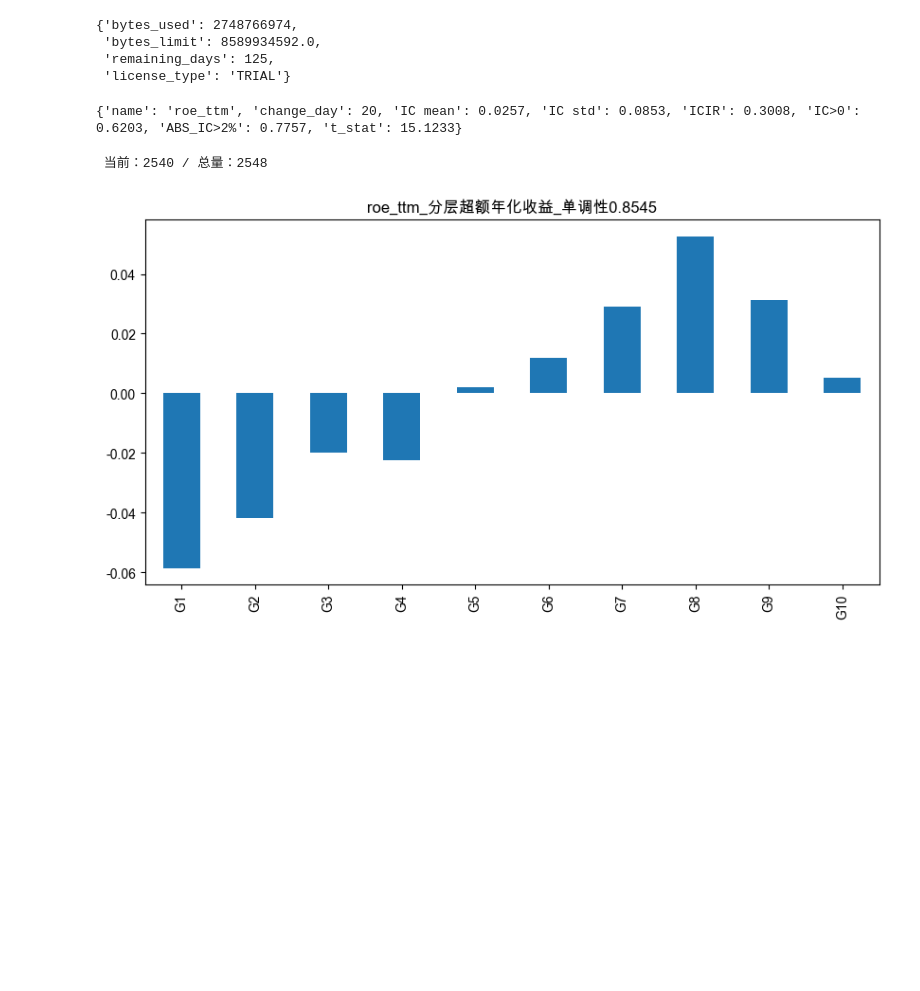
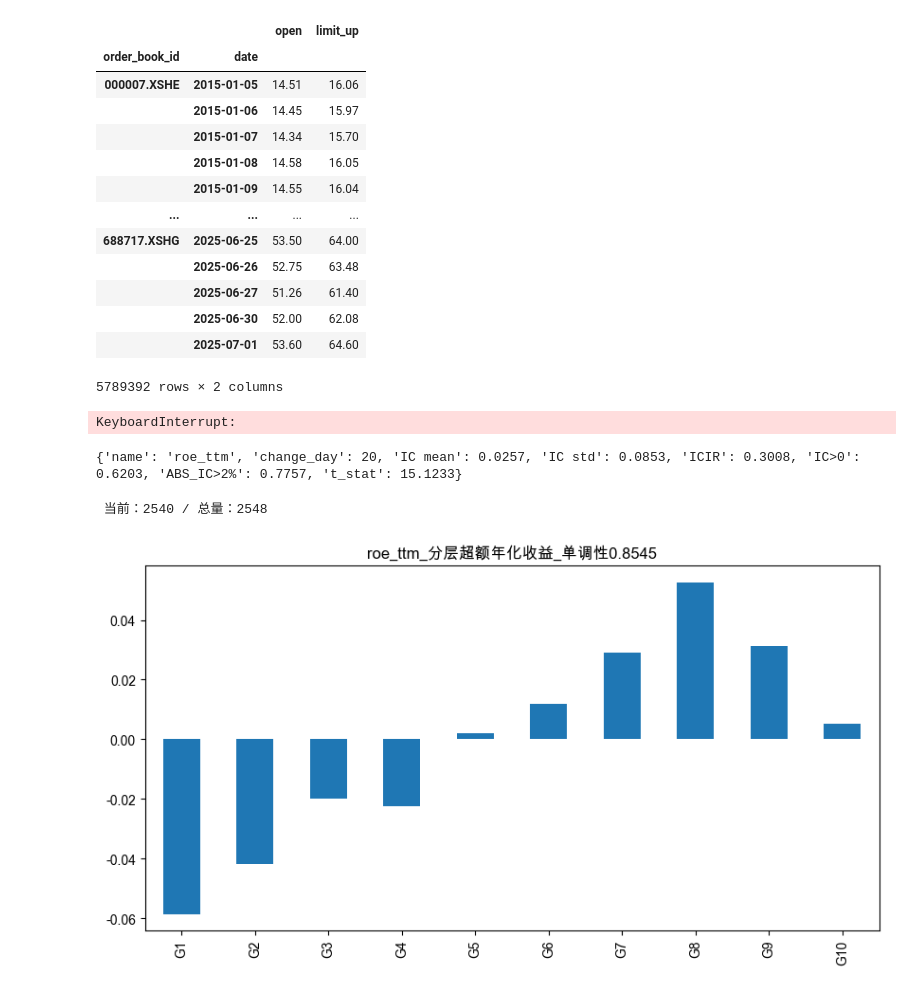
Before and after one commit to linpeng782/alpha_local, a Jupyter notebook: notebooks/cfoa.ipynb, the cells around one changed output. Drawn from its saved outputs; the diff is of its cells as text; code cells hidden in the pictures; blank space fills up the shorter version.

```diff
--- a/notebooks/cfoa.ipynb
+++ b/notebooks/cfoa.ipynb
@@ -36,10 +39,26 @@ warnings.filterwarnings("ignore")
-# %%
-rqdatac.user.get_quota()
-# %% [output]
-{'bytes_used': 2748766974,
- 'bytes_limit': 8589934592.0,
- 'remaining_days': 125,
- 'license_type': 'TRIAL'}
+# %%
+# 动态券池
+def INDEX_FIX(start_date, end_date, index_item):
+    """
+    :param start_date: 开始日 -> str
+    :param end_date: 结束日 -> str
+    :param index_item: 指数代码 -> str
+    :return index_fix: 动态因子值 -> unstack
+    """
+
+    index_fix = pd.DataFrame(
+        {
+            k: dict.fromkeys(v, True)
+            for k, v in index_components(
+                index_item, start_date=start_date, end_date=end_date
+            ).items()
+        }
+    ).T
+
+    index_fix.fillna(False, inplace=True)
+    index_fix.index.names = ["datetime"]
+
+    return index_fix
 # %%
 # 研究时间
 start_date = "2015-01-01"
@@ -55,6 +74,34 @@ year_day = 252
 stock_universe = INDEX_FIX(start_date, end_date, index_item)
 stock_list = stock_universe.columns.tolist()
 date_list = stock_universe.index.tolist()
+# %%
+get_price(
+    stock_list,
+    date_list[0],
+    date_list[-1],
+    adjust_type="none",
+    fields=["open", "limit_up"],
+)
+# %% [output]
+|  |  | open | limit_up |
+| order_book_id | date |  |  |
+| 000007.XSHE | 2015-01-05 | 14.51 | 16.06 |
+|  | 2015-01-06 | 14.45 | 15.97 |
+|  | 2015-01-07 | 14.34 | 15.70 |
+|  | 2015-01-08 | 14.58 | 16.05 |
+|  | 2015-01-09 | 14.55 | 16.04 |
+| ... | ... | ... | ... |
+| 688717.XSHG | 2025-06-25 | 53.50 | 64.00 |
+|  | 2025-06-26 | 52.75 | 63.48 |
+|  | 2025-06-27 | 51.26 | 61.40 |
+|  | 2025-06-30 | 52.00 | 62.08 |
+|  | 2025-07-01 | 53.60 | 64.60 |
+5789392 rows × 2 columns
+# %%
+factor_definition = Factor("net_profit_ttm_0") / Factor("equity_parent_company_ttm_0")
+raw_factor = execute_factor(factor_definition, stock_list, start_date, end_date)
+# %% [output]
+KeyboardInterrupt:
 # %%
 # 基本面因子
 # 全部资产现金回收率 = 经营性现金流/总资产
```
Also changed, not shown: parts of 1 cell of this notebook, 5 other files.
